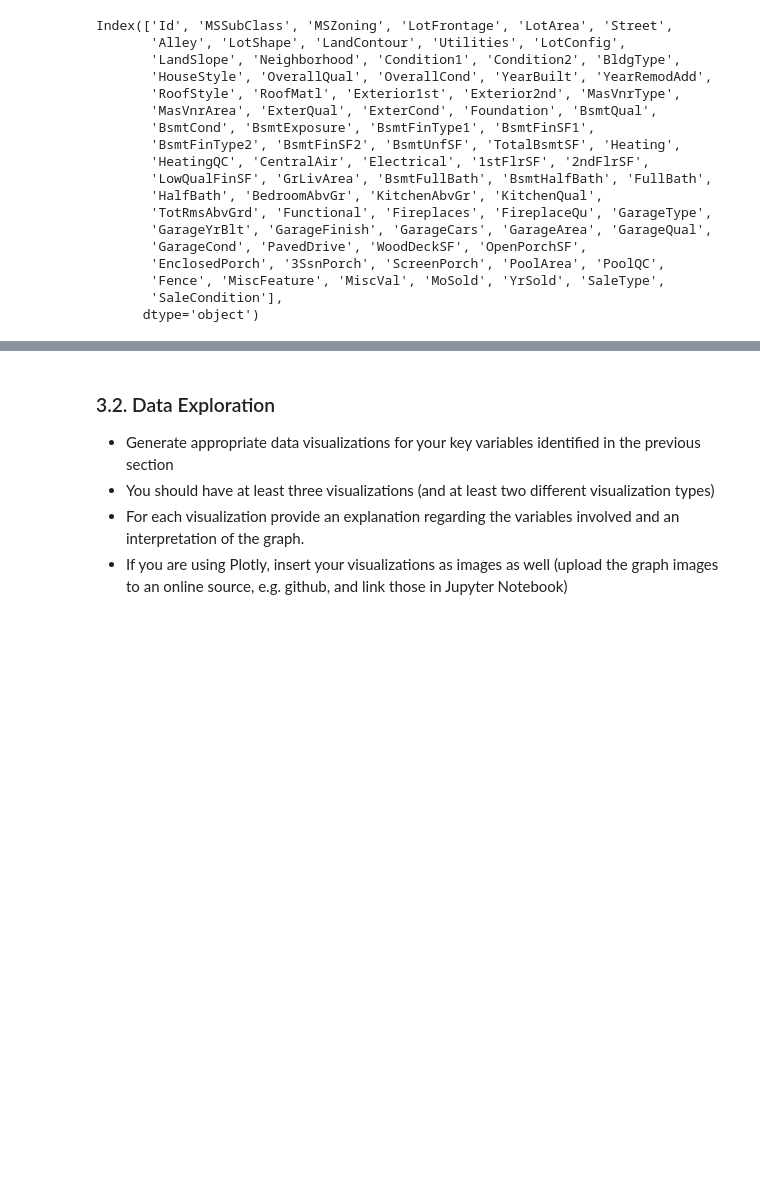
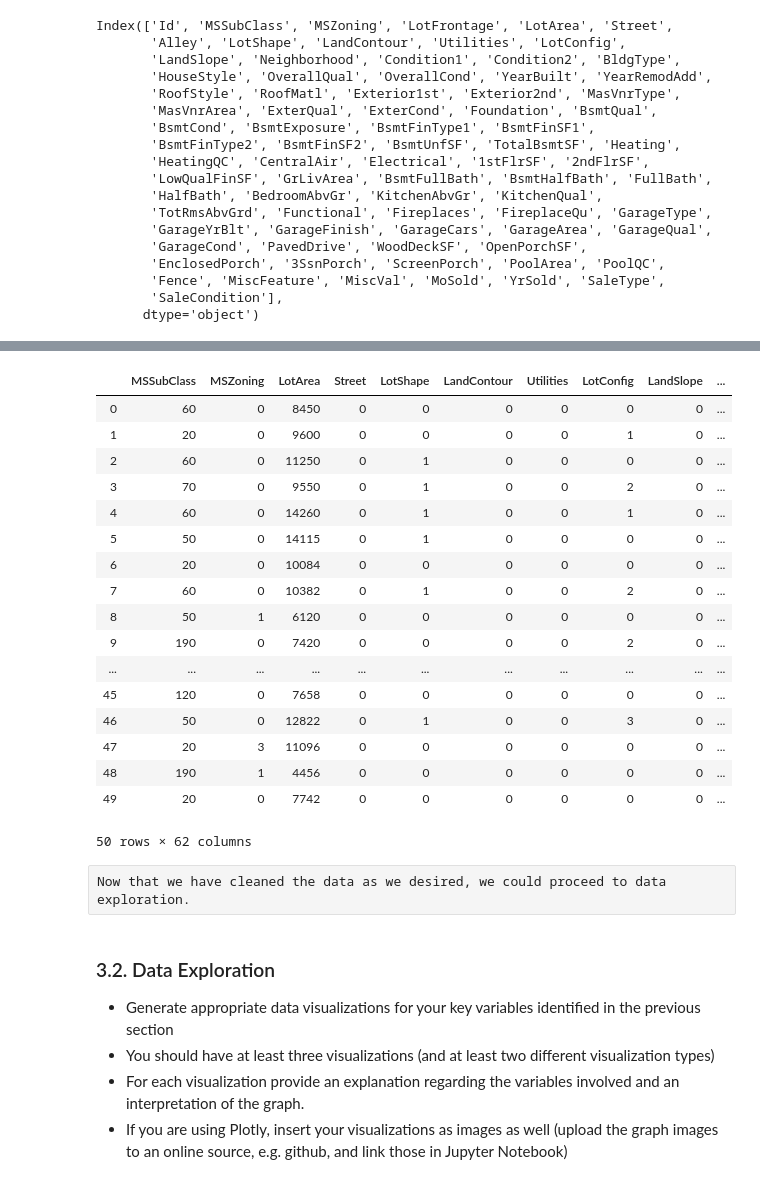
Before and after one commit to radoslavovm/ds3000_project, a Jupyter notebook: DS3000_FP4_Section2_Group16.ipynb, the cells around one changed output, grey strips where cells are left out. Saved outputs shown, nothing was run; the diff lists cells and outputs as text; code cells hidden in the pictures; blank space fills up the shorter version.

```diff
--- a/DS3000_FP4_Section2_Group16.ipynb
+++ b/DS3000_FP4_Section2_Group16.ipynb
@@ -219,0 +212,4 @@ We are done dealing with null data.
+# %%
+#find all columns that are not numeric
+non_numeric_cols = train.select_dtypes(exclude=['number'])
+non_numeric_cols.columns
@@ -220,3 +245,32 @@ We are done dealing with null data.
+# %%
+columns = list(non_numeric_cols)
+columns
+for i in columns:
+    unique_values = non_numeric_cols[i].unique()
+    convert_dict = {unique_values[j] : j for j in range(0, len(unique_values))}
+    train[i] = train[i].apply(lambda x: convert_dict[x])
+train.head(50)
+# %% [output]
+|  | MSSubClass | MSZoning | LotArea | Street | LotShape | LandContour | Utilities | LotConfig | LandSlope | ... |
+| 0 | 60 | 0 | 8450 | 0 | 0 | 0 | 0 | 0 | 0 | ... |
+| 1 | 20 | 0 | 9600 | 0 | 0 | 0 | 0 | 1 | 0 | ... |
+| 2 | 60 | 0 | 11250 | 0 | 1 | 0 | 0 | 0 | 0 | ... |
+| 3 | 70 | 0 | 9550 | 0 | 1 | 0 | 0 | 2 | 0 | ... |
+| 4 | 60 | 0 | 14260 | 0 | 1 | 0 | 0 | 1 | 0 | ... |
+| 5 | 50 | 0 | 14115 | 0 | 1 | 0 | 0 | 0 | 0 | ... |
+| 6 | 20 | 0 | 10084 | 0 | 0 | 0 | 0 | 0 | 0 | ... |
+| 7 | 60 | 0 | 10382 | 0 | 1 | 0 | 0 | 2 | 0 | ... |
+| 8 | 50 | 1 | 6120 | 0 | 0 | 0 | 0 | 0 | 0 | ... |
+| 9 | 190 | 0 | 7420 | 0 | 0 | 0 | 0 | 2 | 0 | ... |
+| ... | ... | ... | ... | ... | ... | ... | ... | ... | ... | ... |
+| 45 | 120 | 0 | 7658 | 0 | 0 | 0 | 0 | 0 | 0 | ... |
+| 46 | 50 | 0 | 12822 | 0 | 1 | 0 | 0 | 3 | 0 | ... |
+| 47 | 20 | 3 | 11096 | 0 | 0 | 0 | 0 | 0 | 0 | ... |
+| 48 | 190 | 1 | 4456 | 0 | 0 | 0 | 0 | 0 | 0 | ... |
+| 49 | 20 | 0 | 7742 | 0 | 0 | 0 | 0 | 0 | 0 | ... |
+50 rows × 62 columns
+# %% [raw]
+Now that we have cleaned the data as we desired, we could proceed to data exploration.
 # %% [markdown]
 ### 3.2. Data Exploration
 * Generate appropriate data visualizations for your key variables identified in the previous section
```
Also changed, not shown: parts of 15 cells of this notebook.
